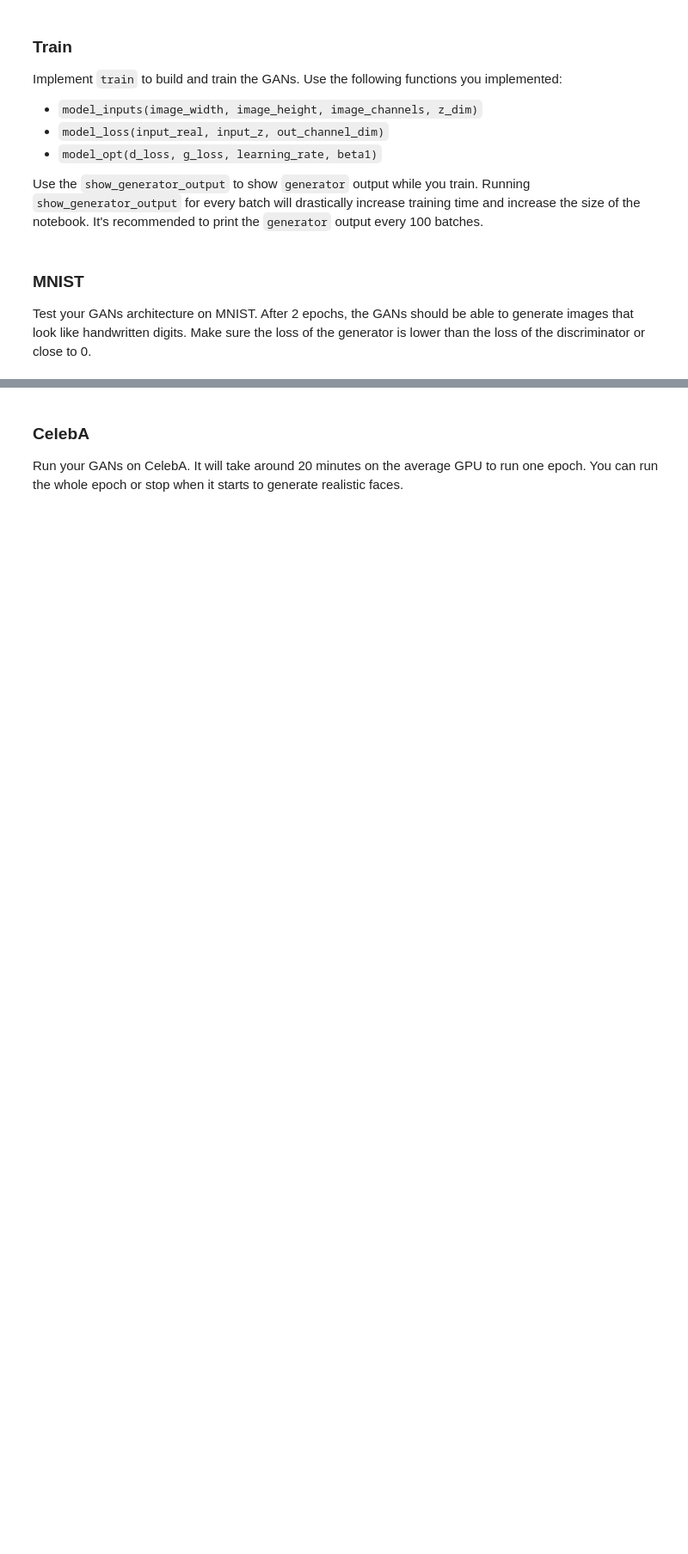
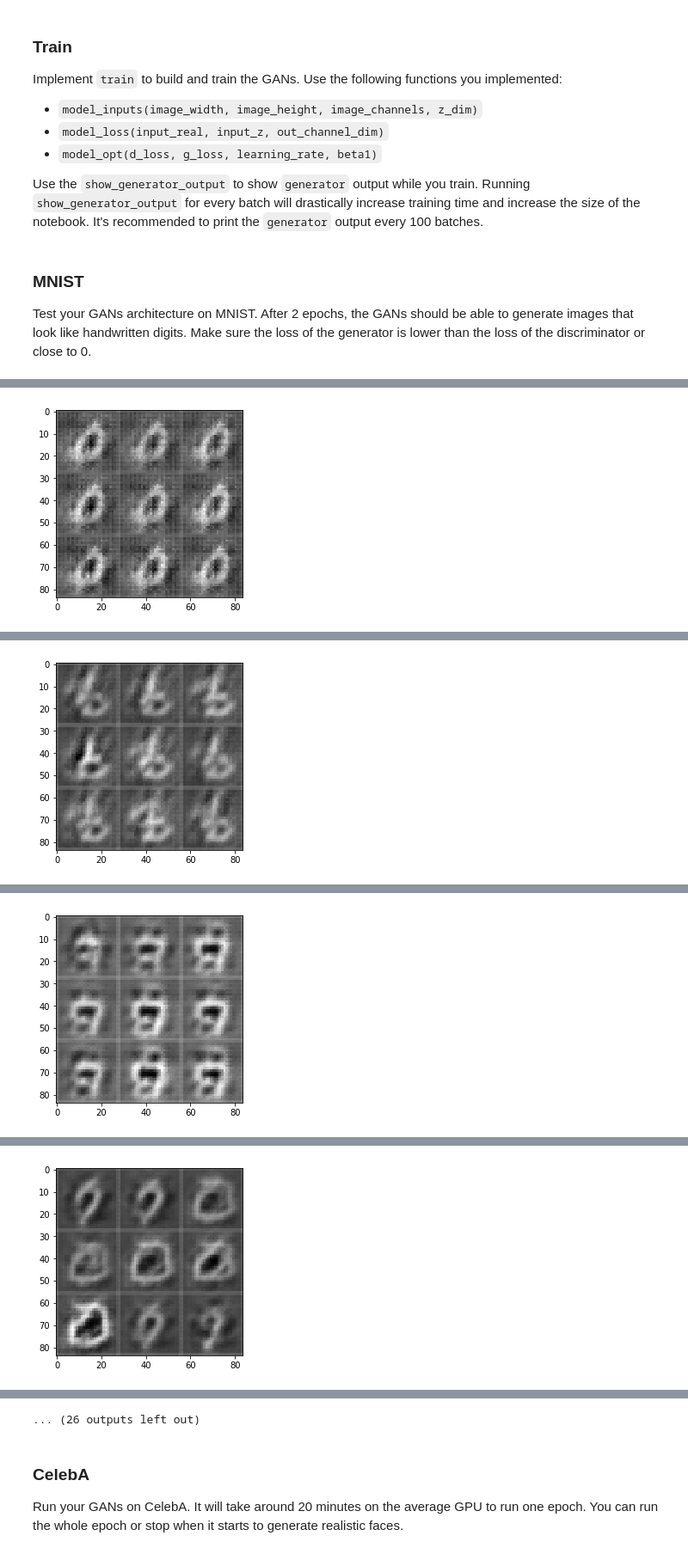
Before and after one commit to davismartin/uda-deep-learning-fundamentals, a Jupyter notebook: project-5/dlnd_face_generation.ipynb, the cells around one changed output, grey strips where cells are left out. Shown at 86% size. Drawn from its saved outputs; the diff is of its cells as text; code cells hidden in the pictures; blank space fills up the shorter version.

```diff
--- a/project-5/dlnd_face_generation.ipynb
+++ b/project-5/dlnd_face_generation.ipynb
@@ -191,22 +196,29 @@ def generator(z, out_channel_dim, is_train=True):
         strides = 2
         padding = 'same'
 
-        x1 = tf.layers.dense(z,7*7*224)
+        x1 = tf.layers.dense(z,2*2*512)
 
-        x1 = tf.reshape(x1,(-1,7,7,224))
+        x1 = tf.reshape(x1,(-1,2,2,512))
         x1 = tf.layers.batch_normalization(x1,training=is_train)
         x1 = tf.maximum(alpha*x1,x1)
-        # 7 x 7 x 224
+        # 2 x 2 x 256
 
-        x2 = tf.layers.conv2d_transpose(x1,112,3,strides=strides,padding=padding)
+        x2 = tf.layers.conv2d_transpose(x1,256,4,strides=strides,padding=padding)
         x2 = tf.layers.batch_normalization(x2,training=is_train)
         x2 = tf.maximum(alpha*x2,x2)
-        # 14 x 14 x 112
+        # 4 x 4 x 256
 
-        # 28 x 28 x 56
+        x3 = tf.layers.conv2d_transpose(x2, 128, 4, strides=1, padding='valid')
+        x3 = tf.layers.batch_normalization(x3,training=is_train)
+        x3 = tf.maximum(alpha*x3,x3)
+        # 7 x 7 x 128
 
-        logits = tf.layers.conv2d_transpose(x2,out_channel_dim,3,strides=strides,padding=padding)
-
+        x4 = tf.layers.conv2d_transpose(x3,64,4,strides=strides,padding=padding)
+        x4 = tf.layers.batch_normalization(x4,training=is_train)
+        x4 = tf.maximum(alpha*x4,x4)
+        # 14 x 14 x 64
+        logits = tf.layers.conv2d_transpose(x4,out_channel_dim,4,strides=strides,padding=padding)
+        # 28 x 28 x c
 
         output = tf.tanh(logits)
 
@@ -365,6 +378,7 @@ def train(epoch_count, batch_size, z_dim, learning_rate, beta1, get_batches, dat
         for epoch_i in range(epoch_count):
             for batch_images in get_batches(batch_size):
                 batch_count+=1
+                batch_images = batch_images*2
                 batch_z = np.random.uniform(-1, 1, size=(batch_size, z_dim))
 
                 _ = sess.run(d_train_opt, feed_dict={input_real: batch_images, input_z: batch_z, learning:learning_rate})
@@ -386,10 +400,10 @@ def train(epoch_count, batch_size, z_dim, learning_rate, beta1, get_batches, dat
 
                 if batch_count % show_every == 0:
                     gen_samples = sess.run(
-                                   generator(input_z, 3, reuse=True),
+                                   generator(input_z, out_channel_dim, False),
                                    feed_dict={input_z: sample_z})
                     samples.append(gen_samples)
-                    _ = show_generator_output(sess, n_images, input_z, out_channel_dim, data_image_mode)
+                    _ = show_generator_output(sess, 9, input_z, out_channel_dim, data_image_mode)
 
         saver.save(sess, './checkpoints/generator.ckpt')
 
@@ -401,11 +415,10 @@ def train(epoch_count, batch_size, z_dim, learning_rate, beta1, get_batches, dat
 ### MNIST
 Test your GANs architecture on MNIST.  After 2 epochs, the GANs should be able to generate images that look like handwritten digits.  Make sure the loss of the generator is lower than the loss of the discriminator or close to 0.
 # %%
-batch_size = 50
-z_dim = 3
-learning_rate = 0.01
-beta1 = 0.001
-
+learning_rate = 0.0004
+batch_size = 64
+z_dim = 100
+beta1 = 0.1
 
 """
 DON'T MODIFY ANYTHING IN THIS CELL THAT IS BELOW THIS LINE
@@ -424,0 +444 @@ Epoch 1/2... Discriminator Loss: 2.2477... Generator Loss: 2.9034
+[figure, added]
@@ -425,0 +455 @@ KeyboardInterrupt:
+[figure, added]
@@ -425,0 +466 @@ KeyboardInterrupt:
+[figure, added]
@@ -425,0 +477 @@ KeyboardInterrupt:
+[figure, added]
@@ -426,3 +500,4 @@ KeyboardInterrupt:
+... (26 outputs left out)
 # %% [markdown]
 ### CelebA
 Run your GANs on CelebA.  It will take around 20 minutes on the average GPU to run one epoch.  You can run the whole epoch or stop when it starts to generate realistic faces.
```
Also changed, not shown: parts of 8 cells of this notebook, 5 other files.
